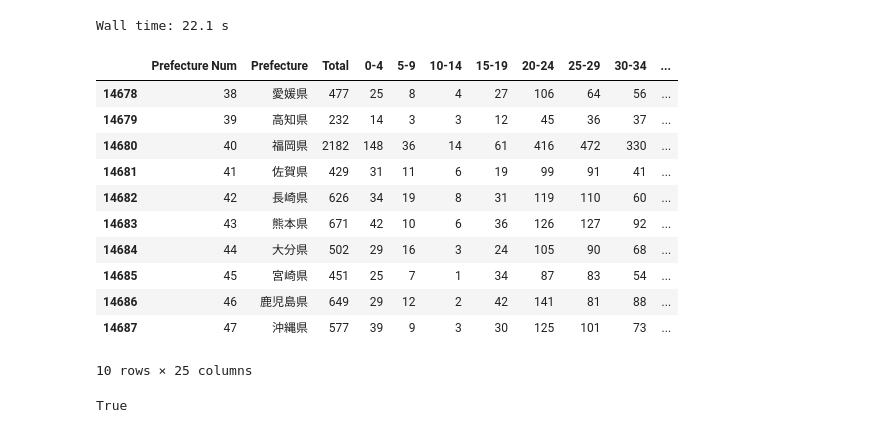
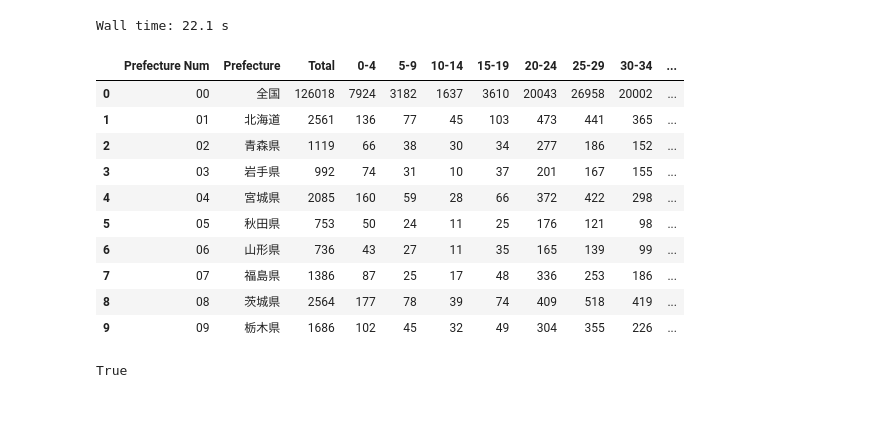
Before and after one commit to freedaemons/jpstat, a Jupyter notebook: excel-vet.ipynb, the cells around one changed output. Cells and saved outputs as stored; diff of their text form; code cells hidden in the pictures.

```diff
--- a/excel-vet.ipynb
+++ b/excel-vet.ipynb
@@ -11,6 +11,7 @@ conn = psycopg2.connect(user='airflow', password='Xypherium-0',
                         host='35.224.240.50')
 # %%
 pd.set_option('display.max_colwidth', -1)
+pd.set_option('display.max_rows', None, 'display.max_columns', None)
 # %%
 path = os.path.join('extracts', 'monthly_reports')
 # %%
@@ -114,5 +115,23 @@ tableshape_agg_df
 | 18 | 3-2.xls | (69, 70) | [2010-01Jan, 2010-02Feb, 2010-03M... | 102 |
 | 19 | 3-3.xls | (69, 70) | [2010-01Jan, 2010-02Feb, 2010-03M... | 102 |
 # %%
+table_1_list= [x for x in filepathlist if x.split('\\')[-1] == '1.xls']
 table3_1_list = [x for x in filepathlist if '3-1' in x]
 table3_2_list = [x for x in filepathlist if '3-2' in x]
+# %%
+filepath = table_1_list[0]
+print(filepath)
+
+filepath_parts = filepath.split('\\')
+year = filepath_parts[2]
+month = filepath_parts[3][:2]
+
+sheets = pd.ExcelFile(filepath).sheet_names
+df = pd.read_excel(filepath, sheet_name=len(sheets)-1)
+
+messy_df = df.copy()
+messy_df.reset_index(inplace=True)
+messy_df = messy_df[['level_8','level_9','level_10',1,2,3]]
+messy_df.columns = ['Prefecture Num', 'Prefecture', 'Prefecture_English', 'Both', 'Male', 'Female']
+messy_df.dropna(axis=0, subset=['Prefecture Num', 'Both', 'Male', 'Female'], how='any', inplace=True)
+messy_df.loc[messy_df['Prefecture Num'] == '全国']['Prefecture'].iloc[0]
@@ -181,20 +207,19 @@ Try using .loc[row_indexer,col_indexer] = value instead
 See the caveats in the documentation: http://pandas.pydata.org/pandas-docs/stable/indexing.html#indexing-view-versus-copy
 Wall time: 22.1 s
 # %%
-out_migrants_age_df.tail(10)
+out_migrants_age_df.head(10)
 # %% [output]
 |  | Prefecture Num | Prefecture | Total | 0-4 | 5-9 | 10-14 | 15-19 | 20-24 | 25-29 | 30-34 | ... |
-| 14678 | 38 | 愛媛県 | 477 | 25 | 8 | 4 | 27 | 106 | 64 | 56 | ... |
-| 14679 | 39 | 高知県 | 232 | 14 | 3 | 3 | 12 | 45 | 36 | 37 | ... |
-| 14680 | 40 | 福岡県 | 2182 | 148 | 36 | 14 | 61 | 416 | 472 | 330 | ... |
-| 14681 | 41 | 佐賀県 | 429 | 31 | 11 | 6 | 19 | 99 | 91 | 41 | ... |
-| 14682 | 42 | 長崎県 | 626 | 34 | 19 | 8 | 31 | 119 | 110 | 60 | ... |
-| 14683 | 43 | 熊本県 | 671 | 42 | 10 | 6 | 36 | 126 | 127 | 92 | ... |
-| 14684 | 44 | 大分県 | 502 | 29 | 16 | 3 | 24 | 105 | 90 | 68 | ... |
-| 14685 | 45 | 宮崎県 | 451 | 25 | 7 | 1 | 34 | 87 | 83 | 54 | ... |
-| 14686 | 46 | 鹿児島県 | 649 | 29 | 12 | 2 | 42 | 141 | 81 | 88 | ... |
-| 14687 | 47 | 沖縄県 | 577 | 39 | 9 | 3 | 30 | 125 | 101 | 73 | ... |
+| 0 | 00 | 全国 | 126018 | 7924 | 3182 | 1637 | 3610 | 20043 | 26958 | 20002 | ... |
+| 1 | 01 | 北海道 | 2561 | 136 | 77 | 45 | 103 | 473 | 441 | 365 | ... |
+| 2 | 02 | 青森県 | 1119 | 66 | 38 | 30 | 34 | 277 | 186 | 152 | ... |
+| 3 | 03 | 岩手県 | 992 | 74 | 31 | 10 | 37 | 201 | 167 | 155 | ... |
+| 4 | 04 | 宮城県 | 2085 | 160 | 59 | 28 | 66 | 372 | 422 | 298 | ... |
+| 5 | 05 | 秋田県 | 753 | 50 | 24 | 11 | 25 | 176 | 121 | 98 | ... |
+| 6 | 06 | 山形県 | 736 | 43 | 27 | 11 | 35 | 165 | 139 | 99 | ... |
+| 7 | 07 | 福島県 | 1386 | 87 | 25 | 17 | 48 | 336 | 253 | 186 | ... |
+| 8 | 08 | 茨城県 | 2564 | 177 | 78 | 39 | 74 | 409 | 518 | 419 | ... |
+| 9 | 09 | 栃木県 | 1686 | 102 | 45 | 32 | 49 | 304 | 355 | 226 | ... |
-10 rows × 25 columns
 # %%
 keys = ['Total', '0-4', '5-9', '10-14', '15-19', '20-24', '25-29', '30-34', '35-39', '40-44', '45-49', '50-54', '55-59', '60-64', '65-69', '70-74', '75-79', '80-84', '85-89', '90 & above']
 in_melted_df = pd.melt(in_migrants_age_df, id_vars=['Prefecture Num', 'Prefecture', 'Gender', 'Year', 'Month'], value_name='Inmigrants', var_name='Age bucket')
```
Also changed, not shown: parts of 2 cells of this notebook, 1 other file.
